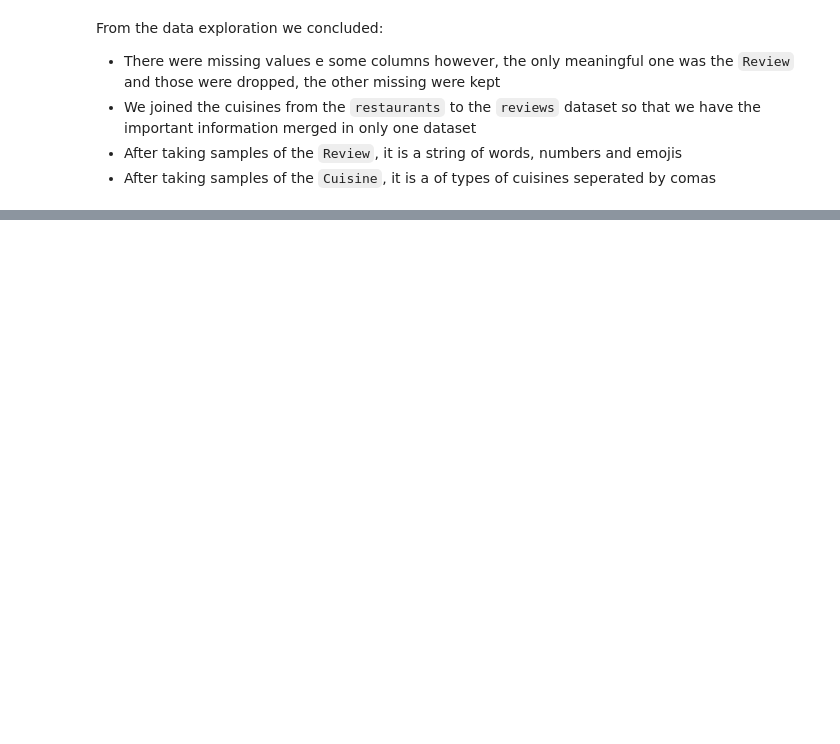
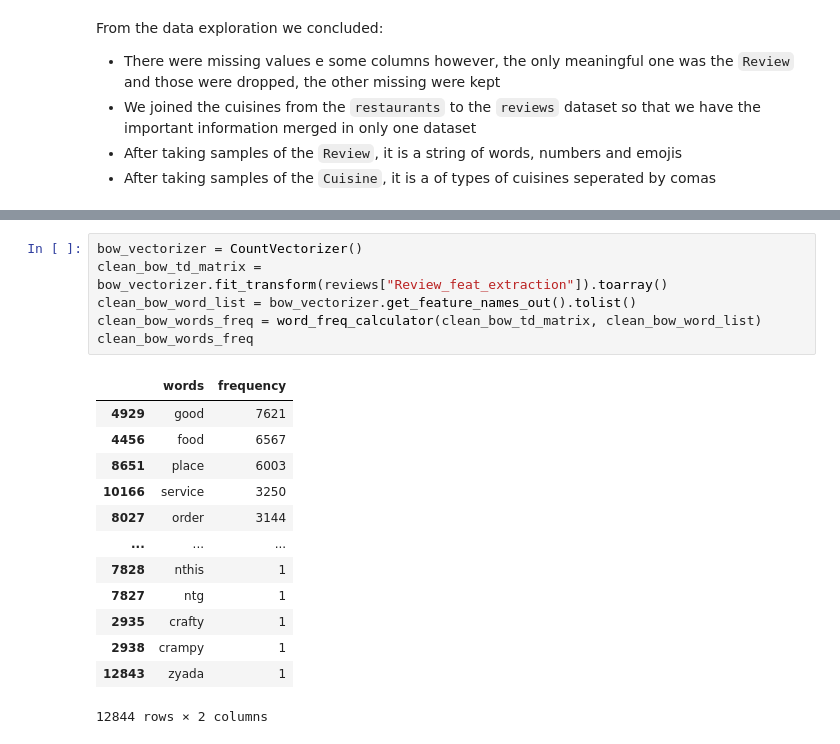
Before and after one commit to JoaoF7/Text_Mining_Project, a Jupyter notebook: TM2425_project_sow_Annex_B_Notebook_Template.ipynb, the cells around one changed output, grey strips where cells are left out. Cells and saved outputs as stored; diff of their text form; blank space fills up the shorter version.

```diff
--- a/TM2425_project_sow_Annex_B_Notebook_Template.ipynb
+++ b/TM2425_project_sow_Annex_B_Notebook_Template.ipynb
@@ -237,0 +259,20 @@ If anyone knows about it, please let me know.
+# %%
+bow_vectorizer = CountVectorizer()
+clean_bow_td_matrix = bow_vectorizer.fit_transform(reviews["Review_feat_extraction"]).toarray()
+clean_bow_word_list = bow_vectorizer.get_feature_names_out().tolist()
+clean_bow_words_freq = word_freq_calculator(clean_bow_td_matrix, clean_bow_word_list)
+clean_bow_words_freq
+# %% [output]
+|  | words | frequency |
+| 4929 | good | 7621 |
+| 4456 | food | 6567 |
+| 8651 | place | 6003 |
+| 10166 | service | 3250 |
+| 8027 | order | 3144 |
+| ... | ... | ... |
+| 7828 | nthis | 1 |
+| 7827 | ntg | 1 |
+| 2935 | crafty | 1 |
+| 2938 | crampy | 1 |
+| 12843 | zyada | 1 |
+12844 rows × 2 columns
```
Also changed, not shown: parts of 14 cells of this notebook, 2 other files.
